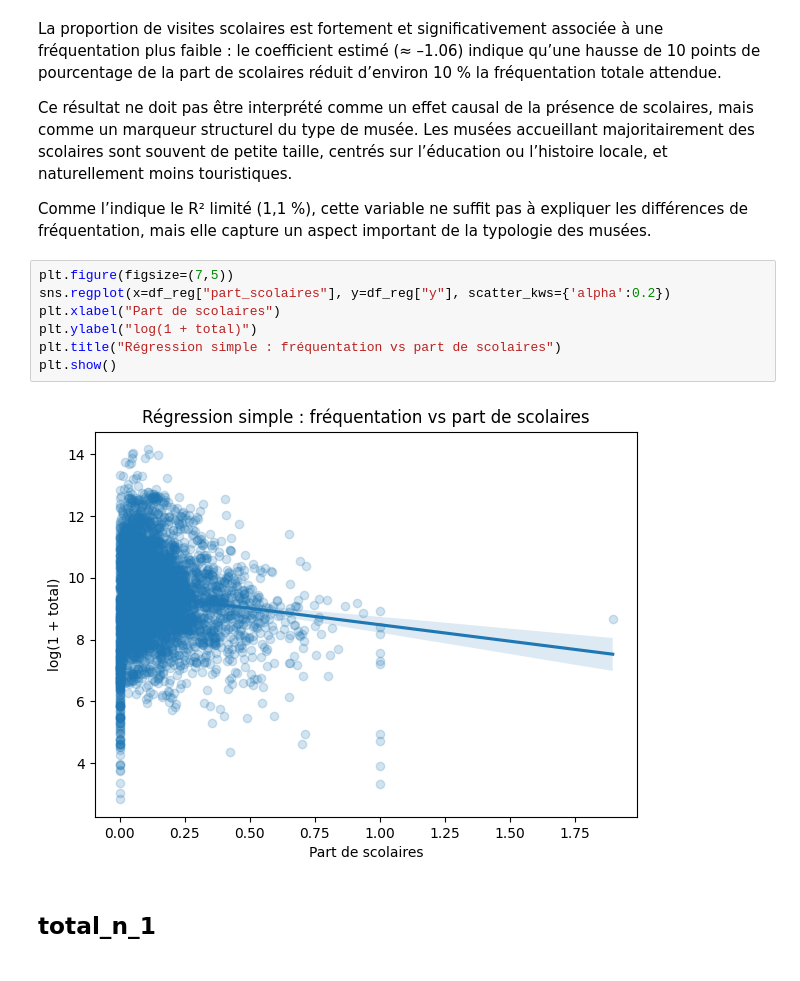
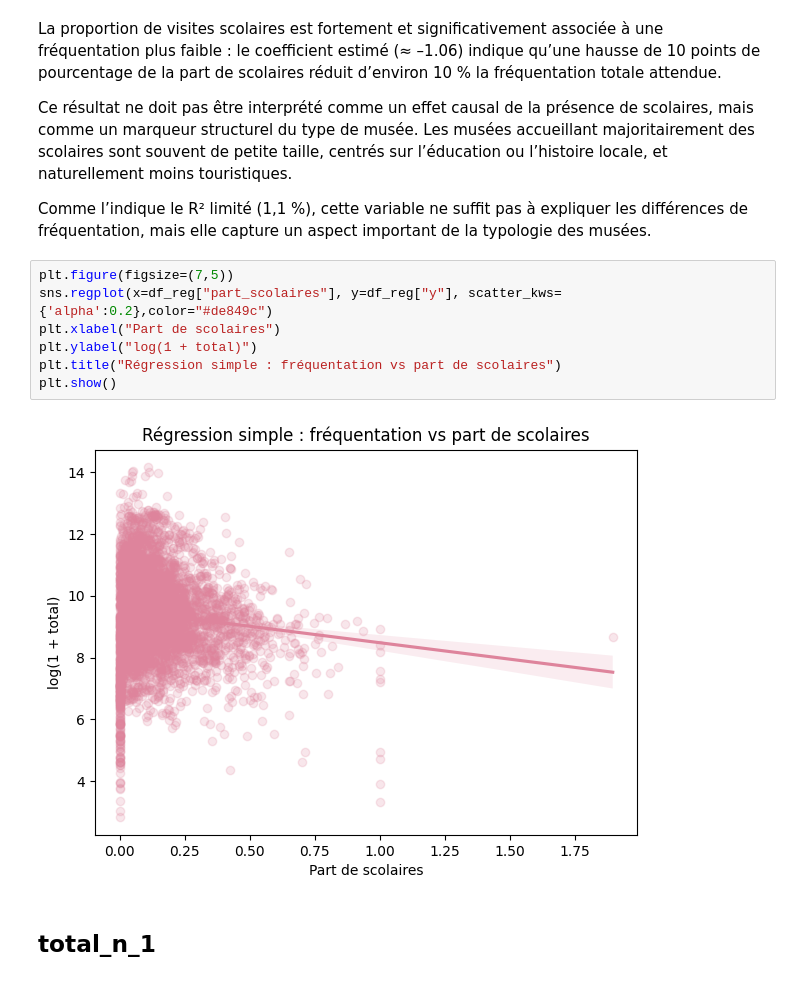
Before and after one commit to emmabezombes/prediction-musee, a Jupyter notebook: notebook/notebook_musees_test_valou.ipynb, the cells around one changed output. Drawn from its saved outputs; the diff is of its cells as text.

```diff
--- a/notebook/notebook_musees_test_valou.ipynb
+++ b/notebook/notebook_musees_test_valou.ipynb
@@ -507,13 +507,13 @@ Ce résultat ne doit pas être interprété comme un effet causal de la présenc
 Comme l’indique le R² limité (1,1 %), cette variable ne suffit pas à expliquer les différences de fréquentation, mais elle capture un aspect important de la typologie des musées.
 # %%
 plt.figure(figsize=(7,5))
-sns.regplot(x=df_reg["part_scolaires"], y=df_reg["y"], scatter_kws={'alpha':0.2})
+sns.regplot(x=df_reg["part_scolaires"], y=df_reg["y"], scatter_kws={'alpha':0.2},color="#de849c")
 plt.xlabel("Part de scolaires")
 plt.ylabel("log(1 + total)")
 plt.title("Régression simple : fréquentation vs part de scolaires")
 plt.show()
 # %% [output]
-[figure, old version]
+[figure, new version]
 # %% [markdown]
 ## total_n_1
 # %%
```
Also changed, not shown: parts of 14 cells of this notebook.
